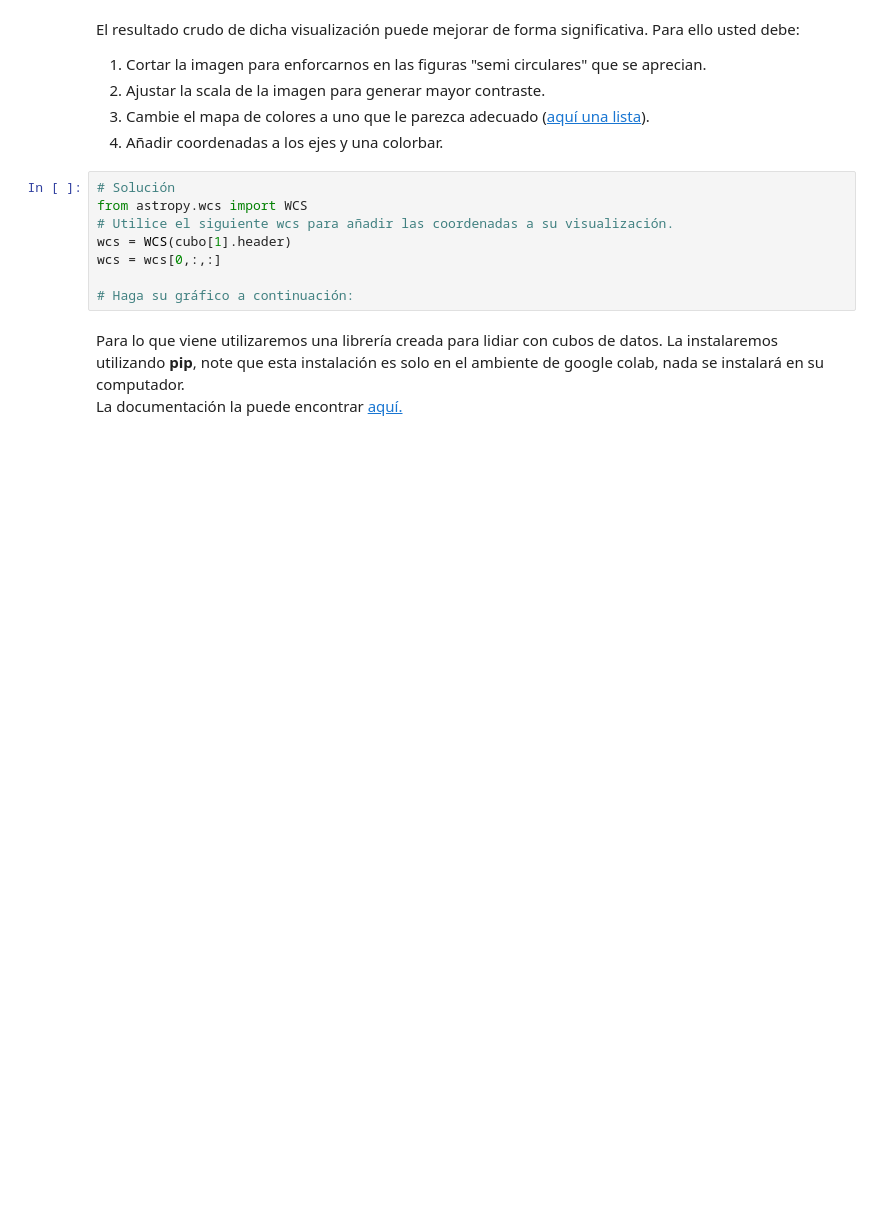
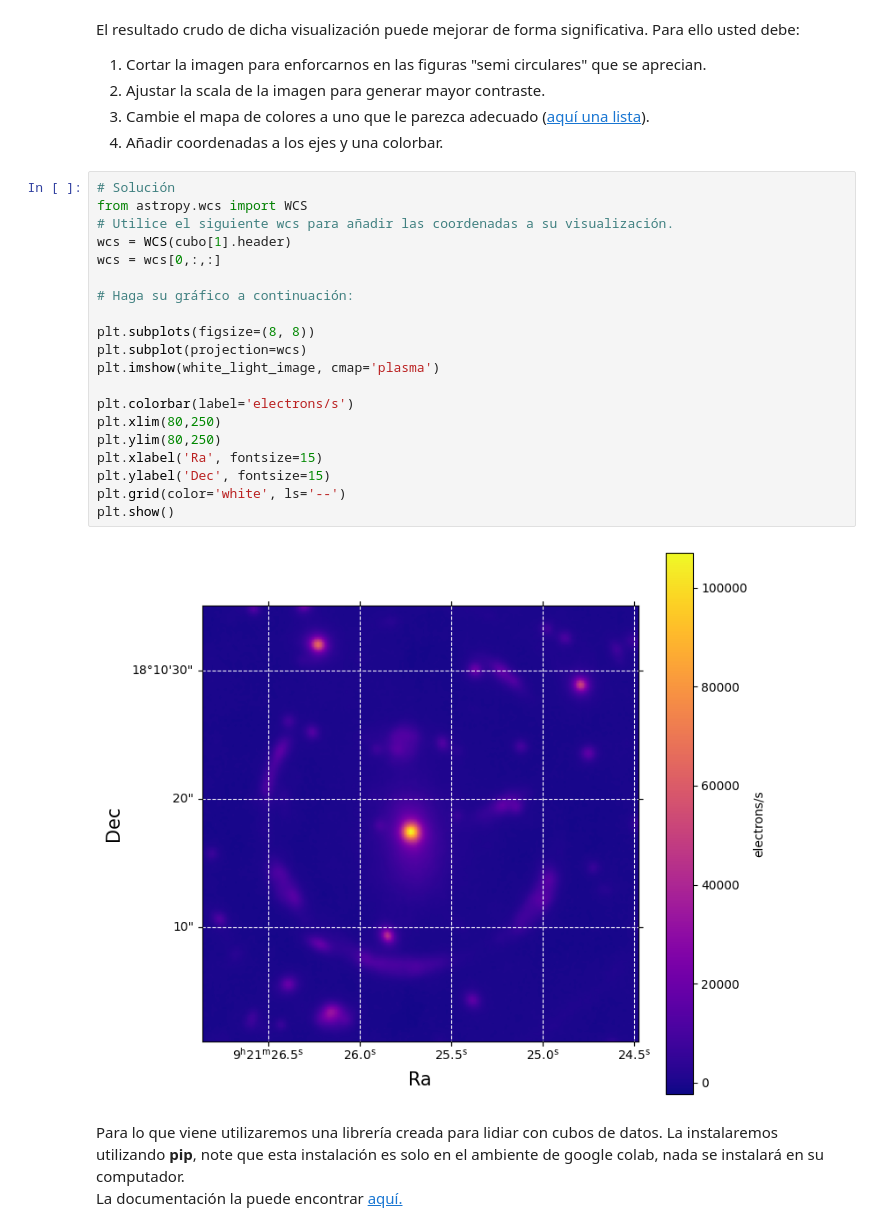
Before and after one commit to Morales-Andres/Tarea-4, a Jupyter notebook: Tarea4.ipynb, the cells around one changed output. Cells and saved outputs as stored; diff of their text form; blank space fills up the shorter version.

```diff
--- a/Tarea4.ipynb
+++ b/Tarea4.ipynb
@@ -141,11 +145,25 @@ Para ello usted debe:
 # %%
 # Solución
 from astropy.wcs import WCS
 # Utilice el siguiente wcs para añadir las coordenadas a su visualización.
 wcs = WCS(cubo[1].header)
 wcs = wcs[0,:,:]
 
 # Haga su gráfico a continuación:
+
+plt.subplots(figsize=(8, 8))
+plt.subplot(projection=wcs)
+plt.imshow(white_light_image, cmap='plasma')
+
+plt.colorbar(label='electrons/s')
+plt.xlim(80,250)
+plt.ylim(80,250)
+plt.xlabel('Ra', fontsize=15)
+plt.ylabel('Dec', fontsize=15)
+plt.grid(color='white', ls='--')
+plt.show()
+# %% [output]
+[figure, added]
 # %% [markdown]
 Para lo que viene utilizaremos una librería creada para lidiar con cubos de datos.
 La instalaremos utilizando **pip**, note que esta instalación es solo en el ambiente de google colab, nada se instalará en su computador.
```
Also changed, not shown: parts of 9 cells of this notebook.
